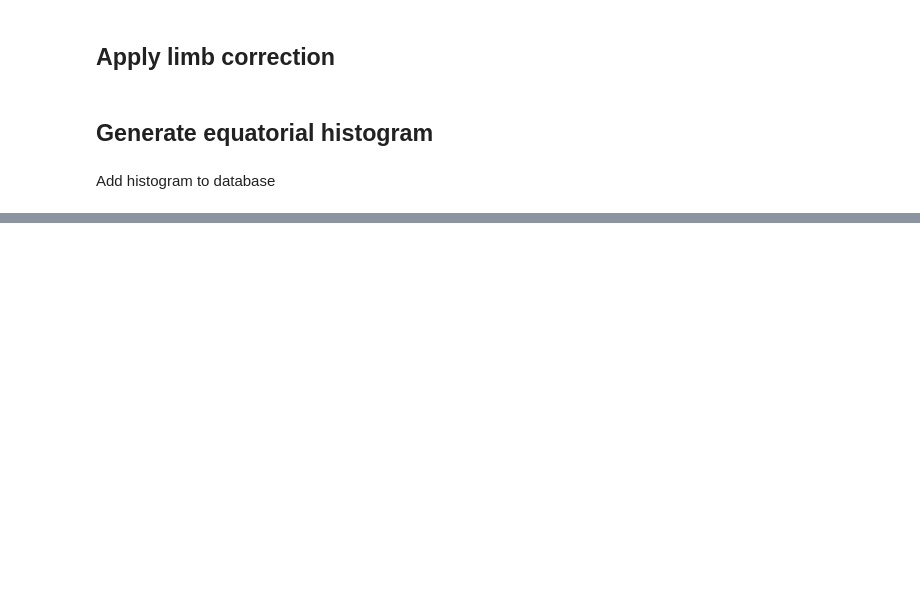
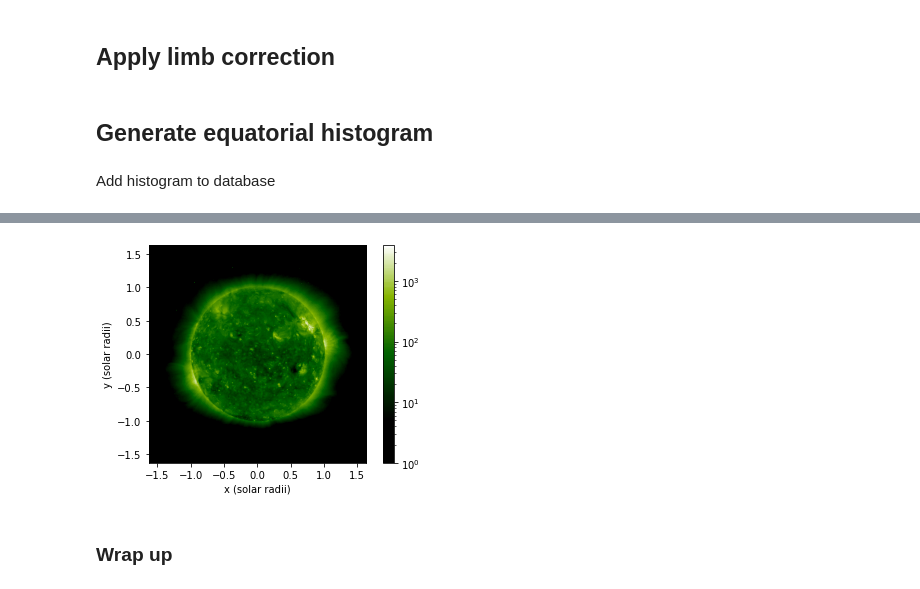
Before and after one commit to predsci/CHMAP, a Jupyter notebook: chmap/examples/Inter-Instrument-Transform.ipynb, the cells around one changed output, grey strips where cells are left out. Cells and saved outputs as stored; diff of their text form; code cells hidden in the pictures; blank space fills up the shorter version.

Commit message:
JT - updates to jupyter examples
Wrap-up changes to existing jupyter notebook examples. Additional examples to be added at a later date.

```diff
--- a/chmap/examples/Inter-Instrument-Transform.ipynb
+++ b/chmap/examples/Inter-Instrument-Transform.ipynb
@@ -119,0 +137,2 @@ Add histogram to database
+# %%
+iit_image = iit_funcs.apply_iit_2(db_session, lbcc_image, use_indices, original_los, R0=R0)[0]
@@ -119,0 +155,9 @@ Add histogram to database
+# %%
+# Plot limb-corrected and inter-instrument-transformed image
+psi_plots.PlotCorrectedImage(iit_image.data, original_los)
+plt.colorbar()
+plt.show()
+# %% [output]
+[figure, added]
+# %% [markdown]
+### Wrap up
```
Also changed, not shown: parts of 14 cells of this notebook, 2 other files.
